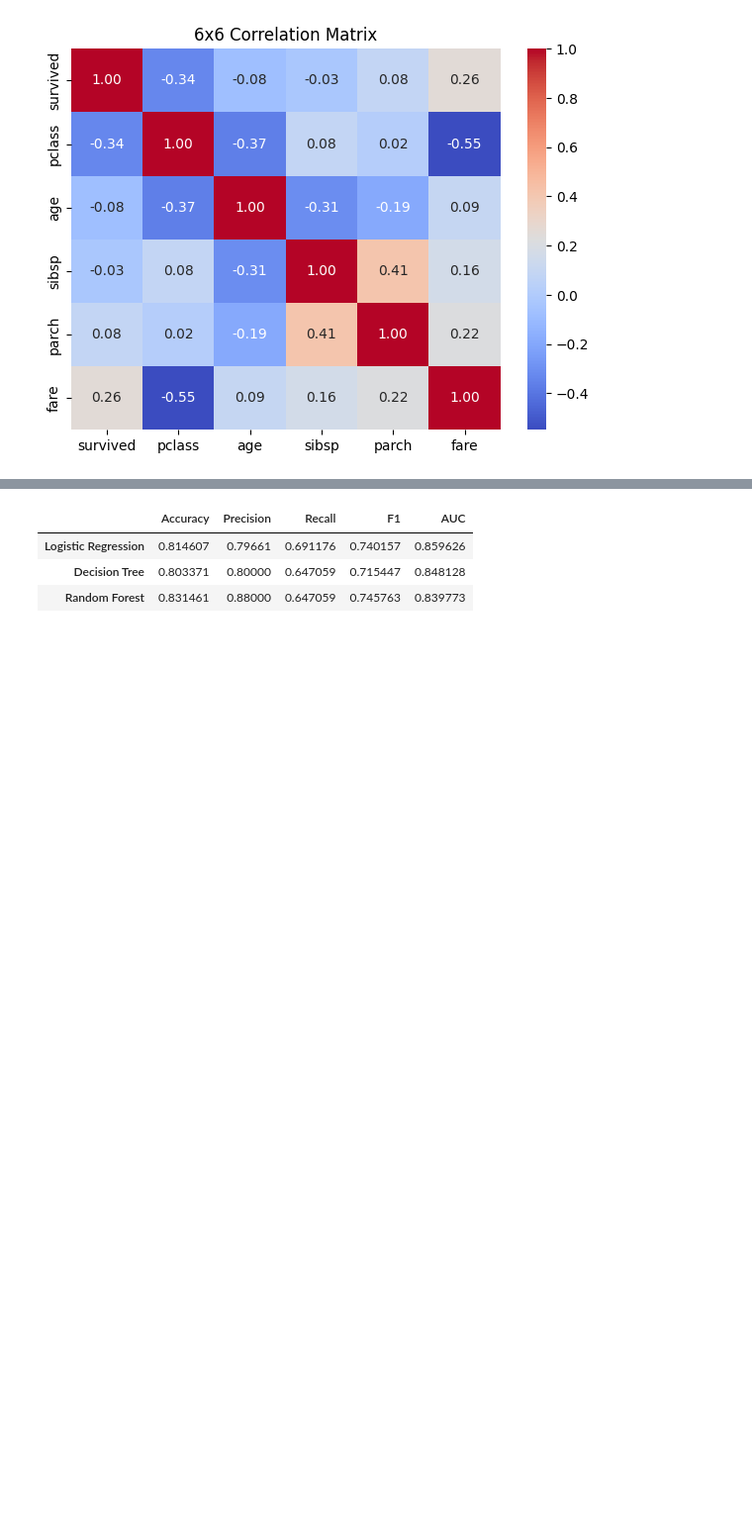
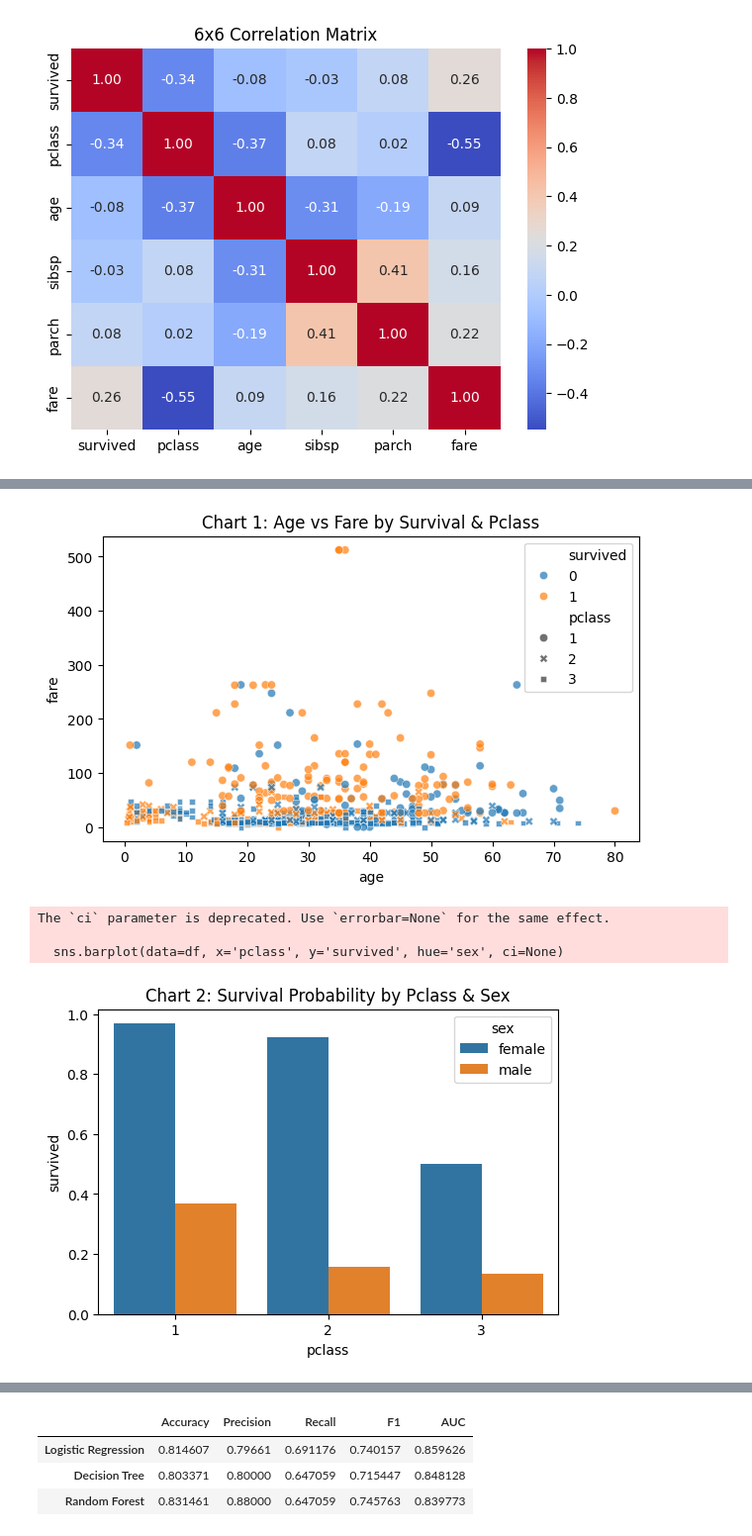
Before and after one commit to KNaveenKumar8910/zepto-ai-platform, a Jupyter notebook: analytics/01_eda.ipynb, the cells around one changed output, grey strips where cells are left out. Shown at 99% size. Drawn from its saved outputs; the diff is of its cells as text; code cells hidden in the pictures; blank space fills up the shorter version.

```diff
--- a/analytics/01_eda.ipynb
+++ b/analytics/01_eda.ipynb
@@ -100,0 +115,27 @@ Name: survived, dtype: float64
+# %%
+# 2. AT LEAST 4 MULTIVARIATE CHARTS
+plt.figure(figsize=(7, 4))
+sns.scatterplot(data=df, x='age', y='fare', hue='survived', style='pclass', alpha=0.7)
+plt.title("Chart 1: Age vs Fare by Survival & Pclass")
+plt.show()
+
+plt.figure(figsize=(6, 4))
+sns.barplot(data=df, x='pclass', y='survived', hue='sex', ci=None)
+plt.title("Chart 2: Survival Probability by Pclass & Sex")
+plt.show()
+
+plt.figure(figsize=(7, 4))
+sns.violinplot(data=df, x='pclass', y='age', hue='survived', split=True)
+plt.title("Chart 3: Age Distribution by Pclass & Survival")
+plt.show()
+
+plt.figure(figsize=(7, 4))
+sns.boxplot(data=df, x='embarked', y='fare', hue='survived', showfliers=False)
+plt.title("Chart 4: Fare by Embarkation Port & Survival")
+plt.show()
+# %% [output]
+[figure, added]
+The `ci` parameter is deprecated. Use `errorbar=None` for the same effect.
+
+  sns.barplot(data=df, x='pclass', y='survived', hue='sex', ci=None)
+[figure, added]
```
Also changed, not shown: parts of 7 cells of this notebook.
